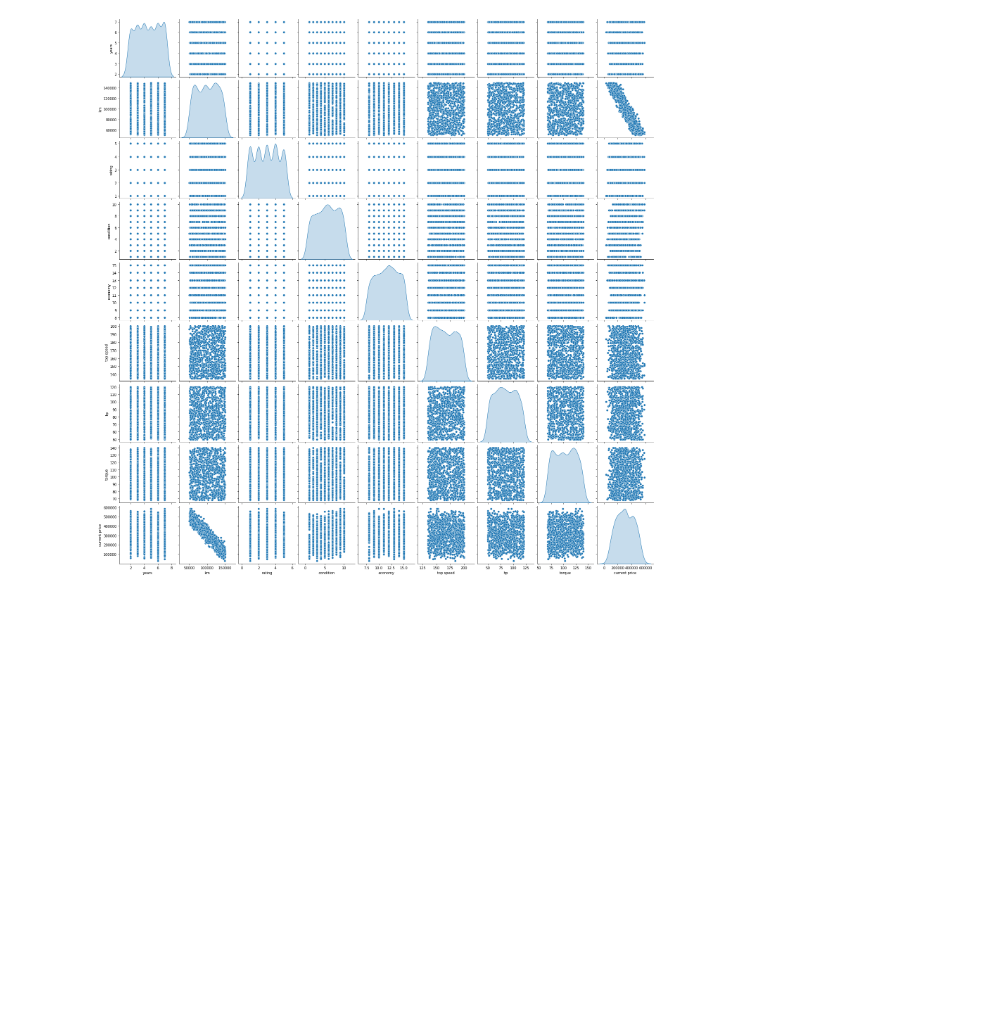
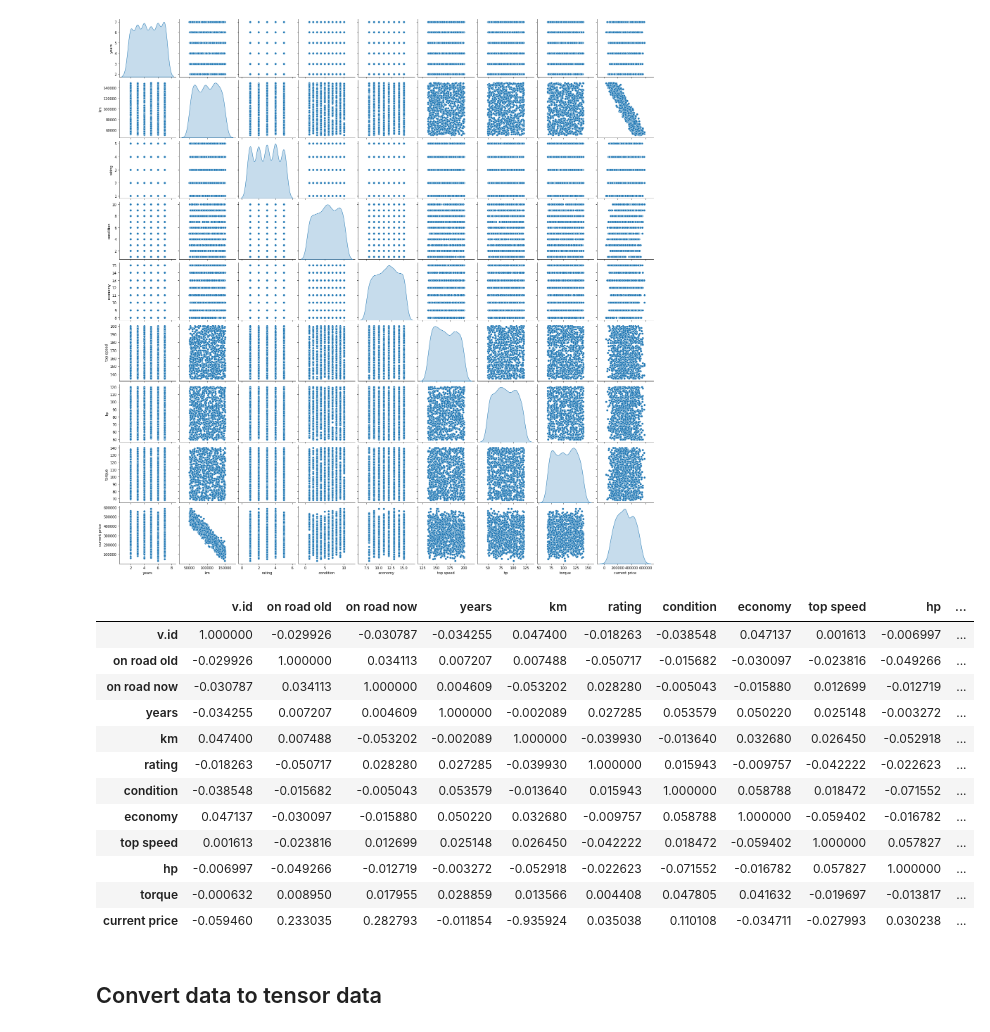
Before and after one commit to Aminul667/car_price_prediction, a Jupyter notebook: carPricePrediction.ipynb, the cells around one changed output. Cells and saved outputs as stored; diff of their text form; code cells hidden in the pictures; blank space fills up the shorter version.

```diff
--- a/carPricePrediction.ipynb
+++ b/carPricePrediction.ipynb
@@ -36,3 +36,21 @@ sns.pairplot(data[features], diag_kind='kde')
 # %% [output]
 <seaborn.axisgrid.PairGrid at 0x...>
 [figure]
+# %%
+data.corr()
+# %% [output]
+|  | v.id | on road old | on road now | years | km | rating | condition | economy | top speed | hp | ... |
+| v.id | 1.000000 | -0.029926 | -0.030787 | -0.034255 | 0.047400 | -0.018263 | -0.038548 | 0.047137 | 0.001613 | -0.006997 | ... |
+| on road old | -0.029926 | 1.000000 | 0.034113 | 0.007207 | 0.007488 | -0.050717 | -0.015682 | -0.030097 | -0.023816 | -0.049266 | ... |
+| on road now | -0.030787 | 0.034113 | 1.000000 | 0.004609 | -0.053202 | 0.028280 | -0.005043 | -0.015880 | 0.012699 | -0.012719 | ... |
+| years | -0.034255 | 0.007207 | 0.004609 | 1.000000 | -0.002089 | 0.027285 | 0.053579 | 0.050220 | 0.025148 | -0.003272 | ... |
+| km | 0.047400 | 0.007488 | -0.053202 | -0.002089 | 1.000000 | -0.039930 | -0.013640 | 0.032680 | 0.026450 | -0.052918 | ... |
+| rating | -0.018263 | -0.050717 | 0.028280 | 0.027285 | -0.039930 | 1.000000 | 0.015943 | -0.009757 | -0.042222 | -0.022623 | ... |
+| condition | -0.038548 | -0.015682 | -0.005043 | 0.053579 | -0.013640 | 0.015943 | 1.000000 | 0.058788 | 0.018472 | -0.071552 | ... |
+| economy | 0.047137 | -0.030097 | -0.015880 | 0.050220 | 0.032680 | -0.009757 | 0.058788 | 1.000000 | -0.059402 | -0.016782 | ... |
+| top speed | 0.001613 | -0.023816 | 0.012699 | 0.025148 | 0.026450 | -0.042222 | 0.018472 | -0.059402 | 1.000000 | 0.057827 | ... |
+| hp | -0.006997 | -0.049266 | -0.012719 | -0.003272 | -0.052918 | -0.022623 | -0.071552 | -0.016782 | 0.057827 | 1.000000 | ... |
+| torque | -0.000632 | 0.008950 | 0.017955 | 0.028859 | 0.013566 | 0.004408 | 0.047805 | 0.041632 | -0.019697 | -0.013817 | ... |
+| current price | -0.059460 | 0.233035 | 0.282793 | -0.011854 | -0.935924 | 0.035038 | 0.110108 | -0.034711 | -0.027993 | 0.030238 | ... |
+# %% [markdown]
+## Convert data to tensor data
```
Also changed, not shown: parts of 1 cell of this notebook.
